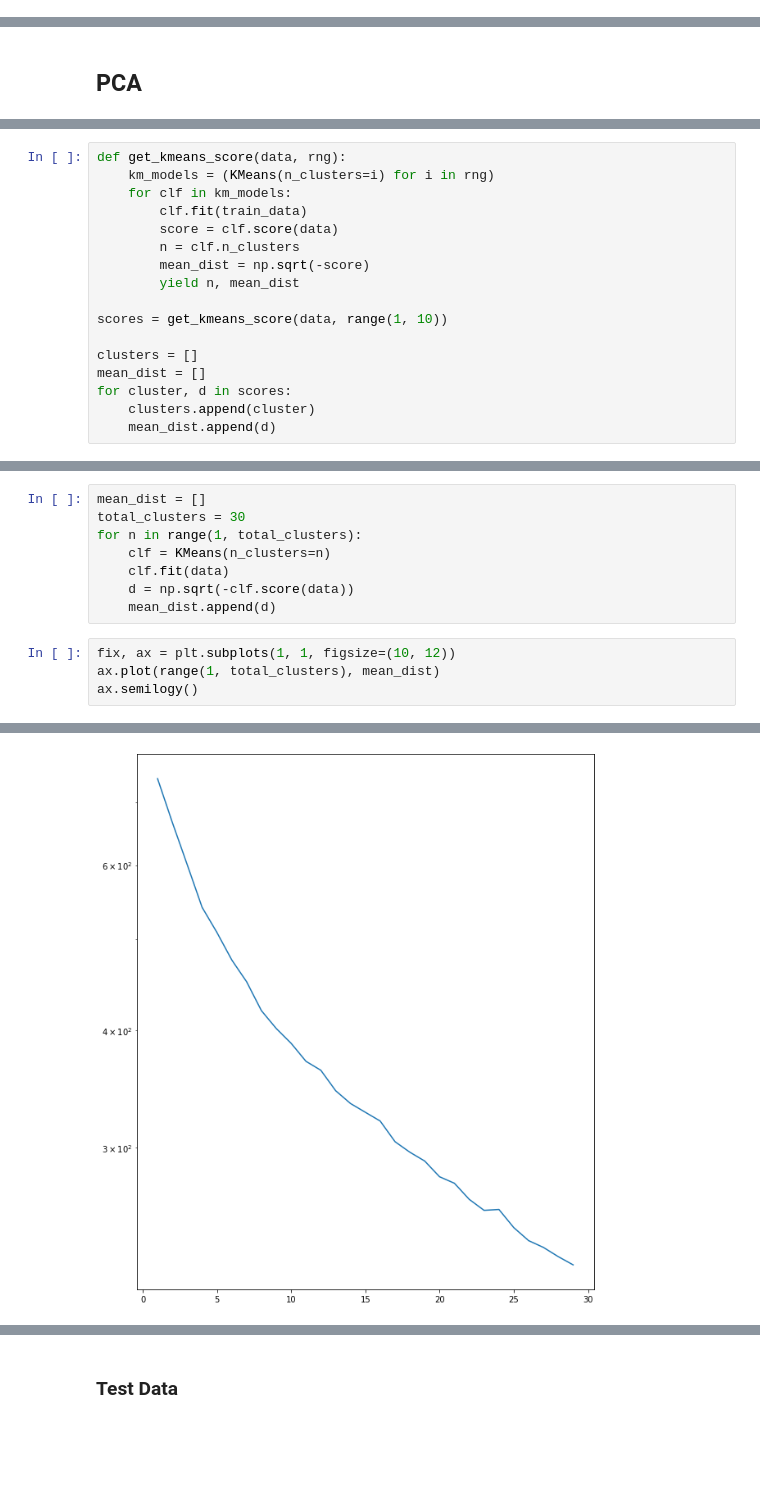
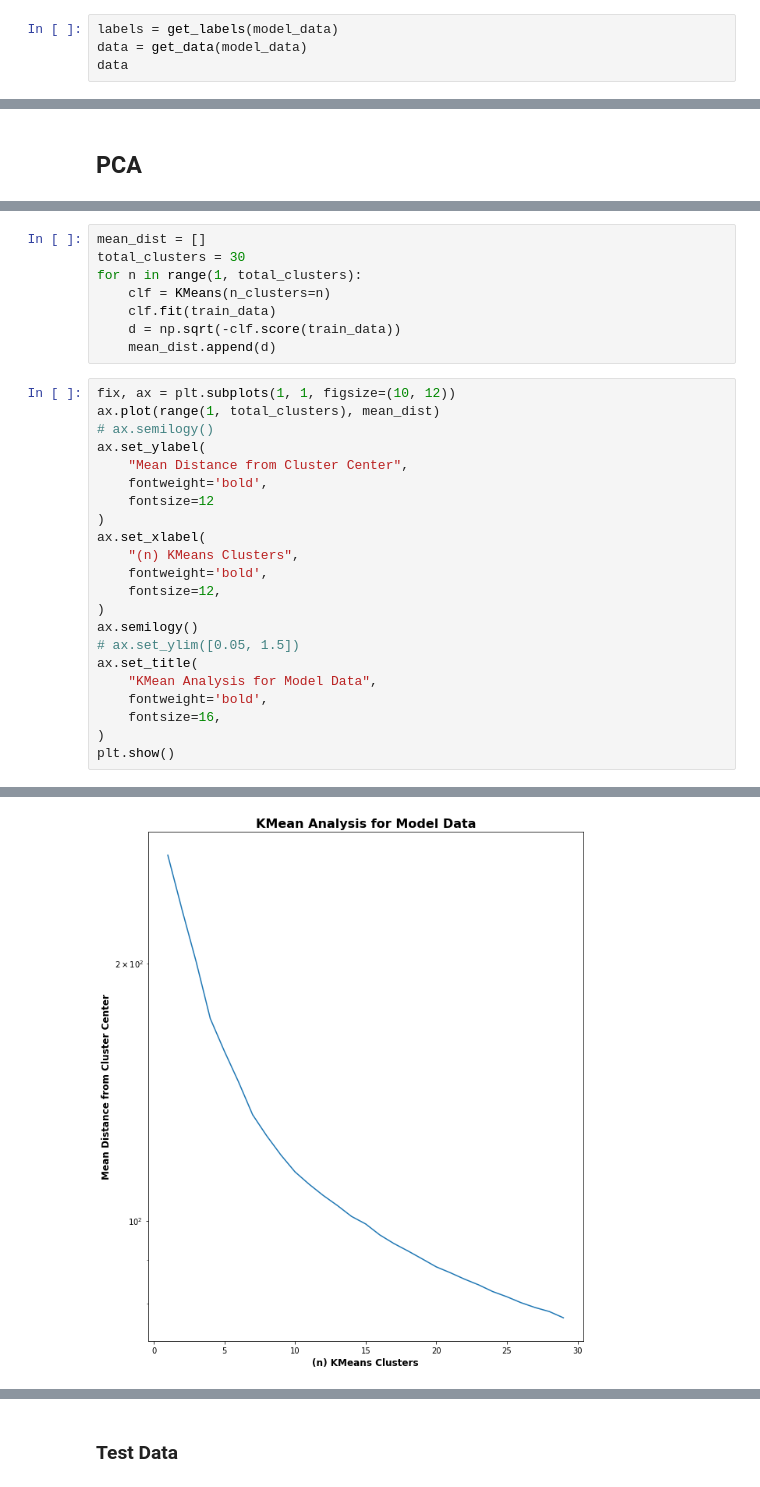
Before and after one commit to amcumber/udacity-mle-capstone-project, a Jupyter notebook: Starbucks_Capstone_notebook.ipynb, the cells around one changed output, grey strips where cells are left out. Drawn from its saved outputs; the diff is of its cells as text; blank space fills up the shorter version.

```diff
--- a/Starbucks_Capstone_notebook.ipynb
+++ b/Starbucks_Capstone_notebook.ipynb
@@ -591,0 +515,4 @@ profile:
+# %%
+labels = get_labels(model_data)
+data = get_data(model_data)
+data
@@ -704,17 +653,0 @@ train_data, train_labels = load_dataset(profile_train_loc)
-# %%
-def get_kmeans_score(data, rng):
-    km_models = (KMeans(n_clusters=i) for i in rng)
-    for clf in km_models:
-        clf.fit(train_data)
-        score = clf.score(data)
-        n = clf.n_clusters
-        mean_dist = np.sqrt(-score)
-        yield n, mean_dist
-
-scores = get_kmeans_score(data, range(1, 10))
-
-clusters = []
-mean_dist = []
-for cluster, d in scores:
-    clusters.append(cluster)
-    mean_dist.append(d)
@@ -725,11 +656,29 @@ mean_dist = []
 total_clusters = 30
 for n in range(1, total_clusters):
     clf = KMeans(n_clusters=n)
-    clf.fit(data)
-    d = np.sqrt(-clf.score(data))
+    clf.fit(train_data)
+    d = np.sqrt(-clf.score(train_data))
     mean_dist.append(d)
 # %%
 fix, ax = plt.subplots(1, 1, figsize=(10, 12))
 ax.plot(range(1, total_clusters), mean_dist)
+# ax.semilogy()
+ax.set_ylabel(
+    "Mean Distance from Cluster Center",
+    fontweight='bold',
+    fontsize=12
+)
+ax.set_xlabel(
+    "(n) KMeans Clusters",
+    fontweight='bold',
+    fontsize=12,
+)
 ax.semilogy()
+# ax.set_ylim([0.05, 1.5])
+ax.set_title(
+    "KMean Analysis for Model Data",
+    fontweight='bold',
+    fontsize=16,
+)
+plt.show()
 # %% [output]
@@ -737 +685 @@ ax.semilogy()
-[figure, old version]
+[figure, new version]
```
Also changed, not shown: parts of 50 cells of this notebook, 4 other files.
